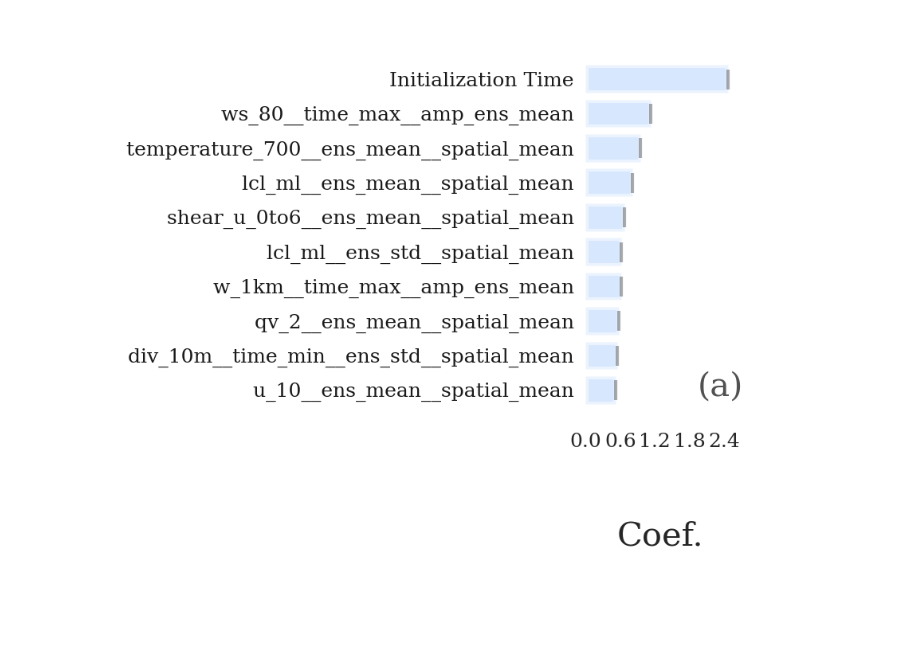
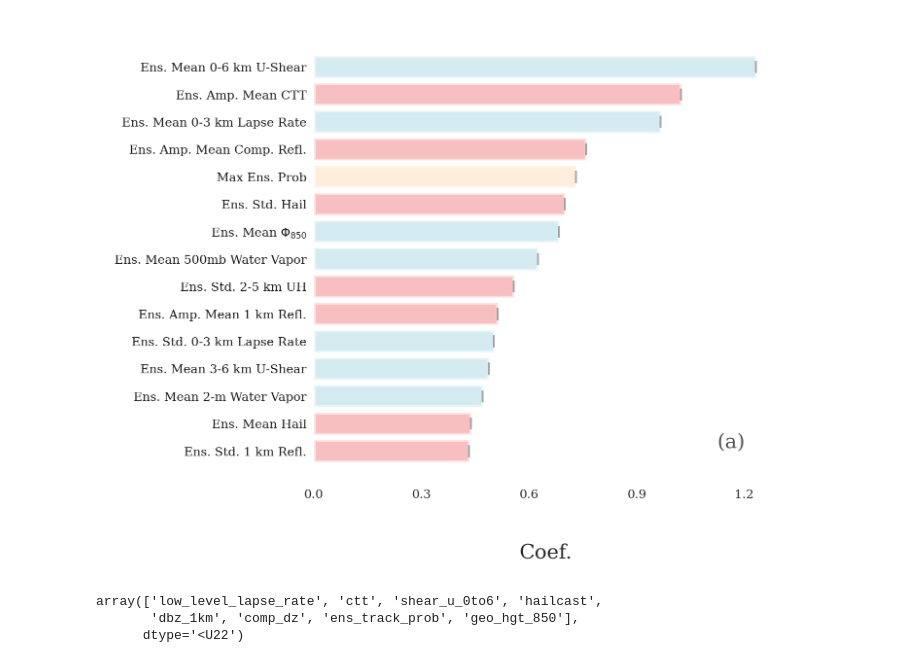
Before and after one commit to NOAA-National-Severe-Storms-Laboratory/frdd-wofs-ml-severe, a Jupyter notebook: wofs_ml_severe/explain/logistic_regression_coefficients.ipynb, the cells around one changed output. Drawn from its saved outputs; the diff is of its cells as text; code cells hidden in the pictures; blank space fills up the shorter version.

```diff
--- a/wofs_ml_severe/explain/logistic_regression_coefficients.ipynb
+++ b/wofs_ml_severe/explain/logistic_regression_coefficients.ipynb
@@ -17,9 +17,11 @@ lookup_file: /home/monte.flora/python_packages/WoF_post/wofs/data/psadilookup.da
 # %%
-time = 'first_hour'
-target = 'wind_severe_0km'
+time = 'second_hour'
+target = 'all_sig_severe'
+retro=False
 
 ml_config = load_yaml(
-    '/home/monte.flora/python_packages/wofs_ml_severe/wofs_ml_severe/conf/ml_config_realtime.yml')
+    '/home/monte.flora/python_packages/wofs_ml_severe/wofs_ml_severe/conf/ml_config_retro.yml')
+
 parameters = {
                 'target' : target,
                 'time' : time,
@@ -28,7 +30,7 @@ parameters = {
                 'ml_config' : ml_config,
             }
 
-model_dict = load_ml_model(**parameters)
+model_dict = load_ml_model(retro, **parameters)
 model = model_dict['model']
 features = model_dict['X'].columns
 # %%
@@ -43,13 +55,19 @@ coef_rank = to_skexplain_importance(coef, estimator_name='LR', feature_names=fea
+# %%
+display_feature_names = {f : to_display_name(f) for f in coef_rank['coefs_rankings__LR'].values}
+feature_colors = {f : to_color(f) for f in coef_rank['coefs_rankings__LR'].values}
 # %%
 %matplotlib inline
 data = [coef_rank]
 panels = [('coefs', 'LR'),
           ]
 
 explainer = skexplain.ExplainToolkit()
 fig = explainer.plot_importance(data=data,
                                 panels=panels,
-                                num_vars_to_plot=10,
+                                num_vars_to_plot=15,
+                                figsize=(5,4),
+                                display_feature_names = display_feature_names,
+                                feature_colors = feature_colors,
                                )
 # %% [output]
-[figure, old version]
+[figure, new version]
@@ -55,0 +86,6 @@ fig = explainer.plot_importance(data=data,
+# %%
+coef_rank_sum['coefs_rankings__LR'].values[:8]
+# %% [output]
+array(['low_level_lapse_rate', 'ctt', 'shear_u_0to6', 'hailcast',
+       'dbz_1km', 'comp_dz', 'ens_track_prob', 'geo_hgt_850'],
+      dtype='<U22')
```
Also changed, not shown: parts of 5 cells of this notebook, 7 other files.
